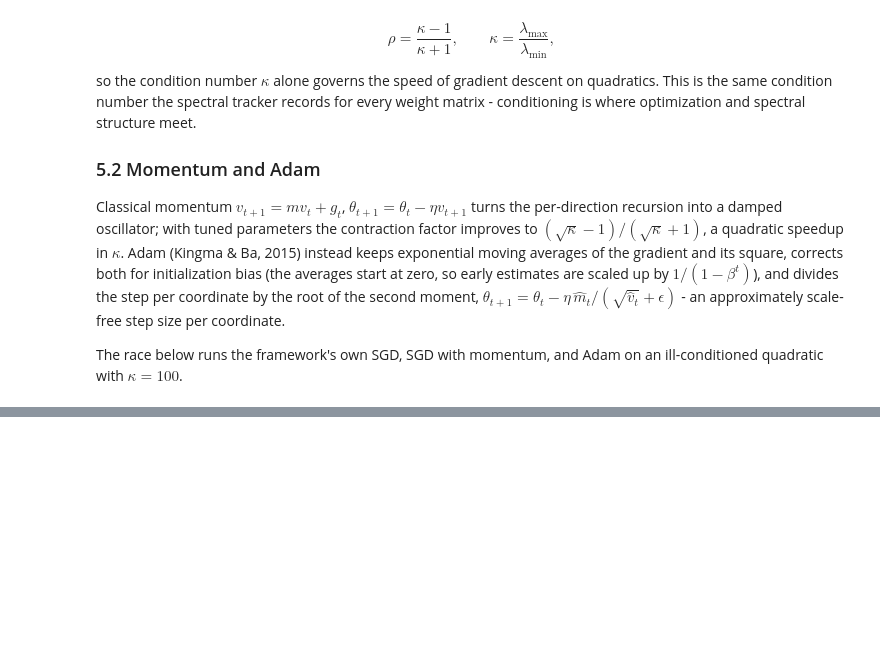
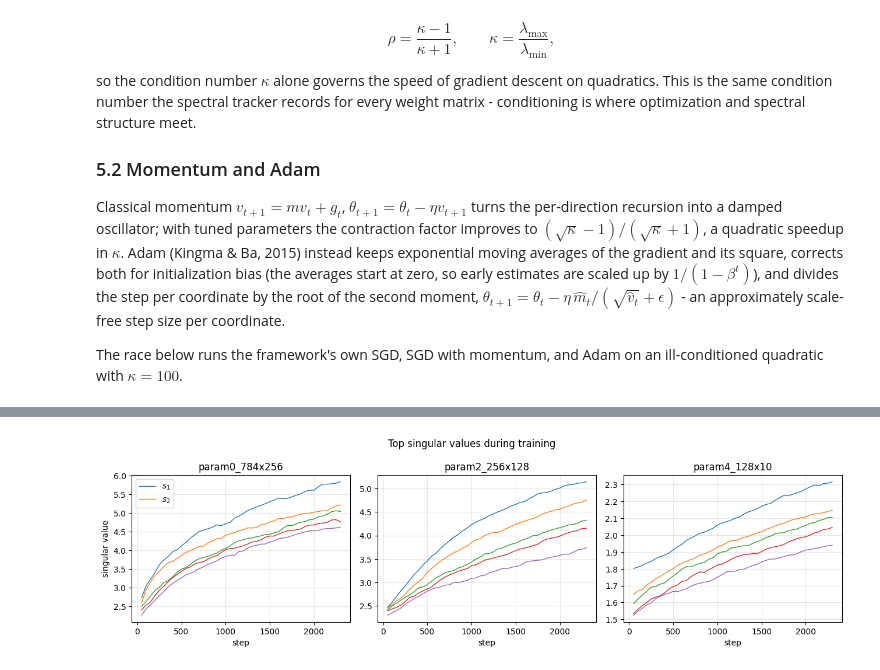
Before and after one commit to RayaSergieva/ml-research-pipeline, a Jupyter notebook: notebooks/spectra.ipynb, the cells around one changed output, grey strips where cells are left out. Saved outputs shown, nothing was run; the diff lists cells and outputs as text; code cells hidden in the pictures; blank space fills up the shorter version.

```diff
--- a/notebooks/spectra.ipynb
+++ b/notebooks/spectra.ipynb
@@ -447,0 +490,27 @@ in the next revision of this notebook.*
+# %%
+data = np.load("../runs/mlp_mnist_spectra.npz")
+
+# Keys look like param0_784x256_step50. Group them by matrix name.
+history = {}
+for key in data.files:
+    name, step_part = key.rsplit("_step", 1)
+    history.setdefault(name, []).append((int(step_part), data[key]))
+for name in history:
+    history[name].sort()
+
+fig, axes = plt.subplots(1, len(history), figsize=(13, 3.8), sharex=True)
+for ax, (name, snaps) in zip(axes, sorted(history.items()), strict=False):
+    steps = [s for s, _ in snaps]
+    top5 = np.array([sv[:5] for _, sv in snaps])
+    for i in range(5):
+        ax.plot(steps, top5[:, i], lw=1.0, label=f"$s_{i + 1}$" if i < 2 else None)
+    ax.set_title(name)
+    ax.set_xlabel("step")
+    ax.grid(True, alpha=0.3)
+axes[0].set_ylabel("singular value")
+axes[0].legend()
+plt.suptitle("Top singular values during training")
+plt.tight_layout()
+plt.show()
+# %% [output]
+[figure, added]
```
Also changed, not shown: parts of 9 cells of this notebook, 1 other file.
